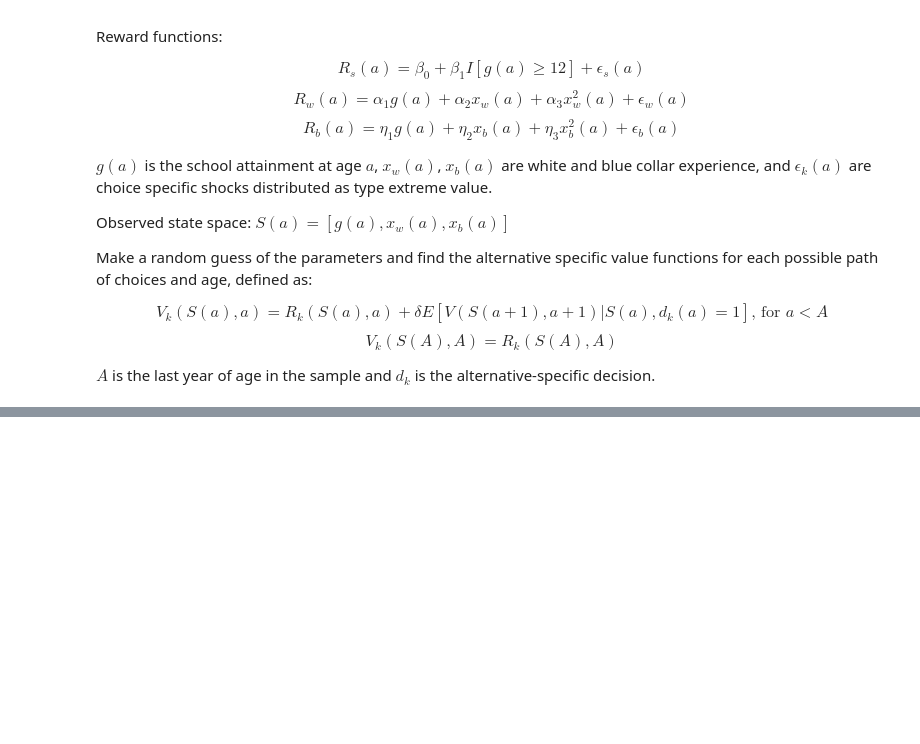
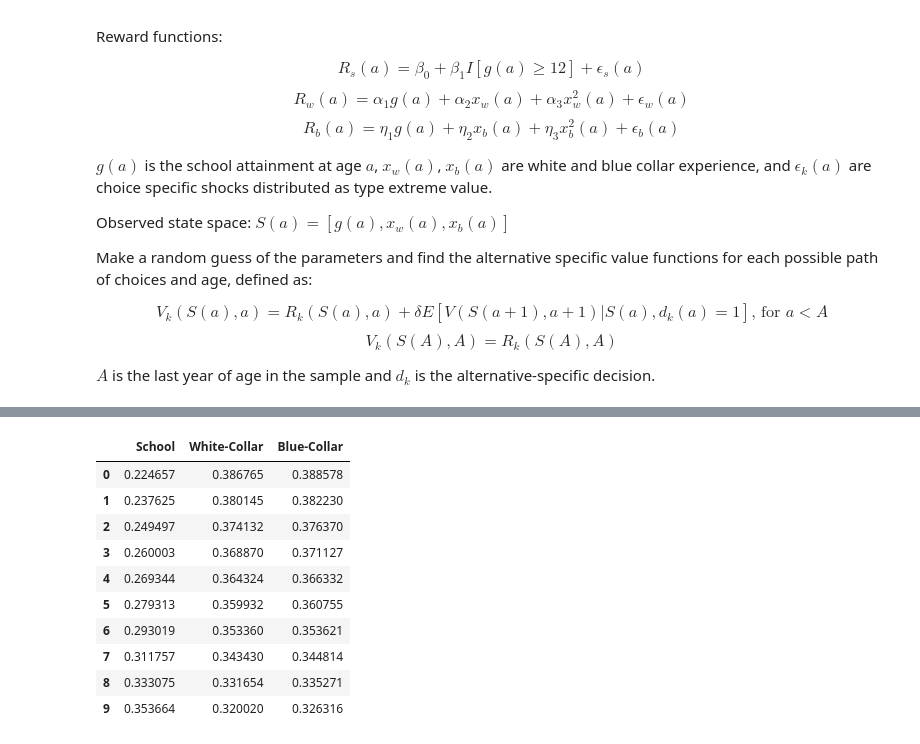
Before and after one commit to Danielasantosc/IO-PSets, a Jupyter notebook: PS3/src/PS3.ipynb, the cells around one changed output, grey strips where cells are left out. Cells and saved outputs as stored; diff of their text form; code cells hidden in the pictures; blank space fills up the shorter version.

```diff
--- a/PS3/src/PS3.ipynb
+++ b/PS3/src/PS3.ipynb
@@ -234,0 +150,7 @@ def V(params, S=S, δ = δ, γ = γ, T = T):
+# %%
+N = 500
+
+# Schooling years and work experience
+df['g_a'] = df.groupby('indiv')['SchD'].transform('sum')
+df['x_w'] = df.groupby('indiv')['WhCoD'].transform('sum')
+df['x_b'] = df.groupby('indiv')['BlCoD'].transform('sum')
@@ -309,0 +351,17 @@ IndexError: index 1 is out of bounds for axis 0 with size 1
+# %%
+list_pred = list(map(lambda x: [x], prob(MLE.x)))
+pred_prob = pd.DataFrame(np.concatenate(list_pred))
+pred_prob.columns = ['School', 'White-Collar', 'Blue-Collar']
+pred_prob
+# %% [output]
+|  | School | White-Collar | Blue-Collar |
+| 0 | 0.224657 | 0.386765 | 0.388578 |
+| 1 | 0.237625 | 0.380145 | 0.382230 |
+| 2 | 0.249497 | 0.374132 | 0.376370 |
+| 3 | 0.260003 | 0.368870 | 0.371127 |
+| 4 | 0.269344 | 0.364324 | 0.366332 |
+| 5 | 0.279313 | 0.359932 | 0.360755 |
+| 6 | 0.293019 | 0.353360 | 0.353621 |
+| 7 | 0.311757 | 0.343430 | 0.344814 |
+| 8 | 0.333075 | 0.331654 | 0.335271 |
+| 9 | 0.353664 | 0.320020 | 0.326316 |
```
Also changed, not shown: parts of 21 cells of this notebook.
